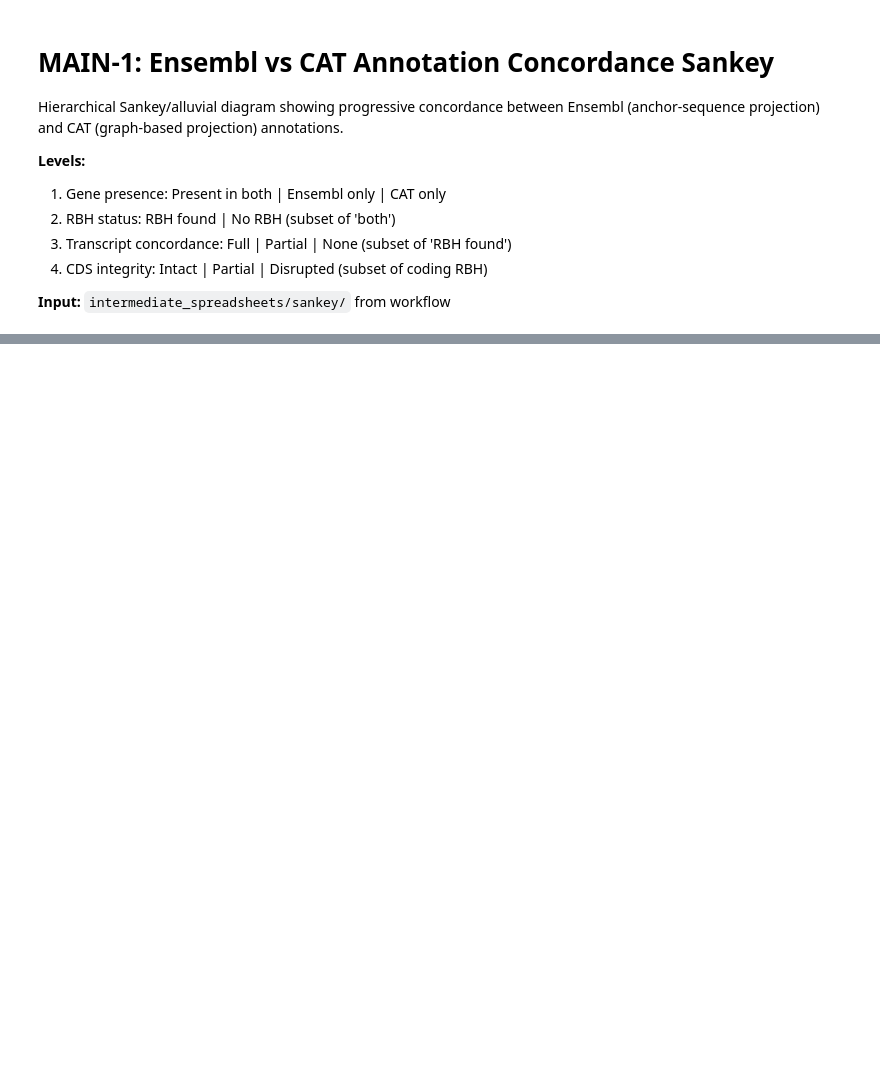
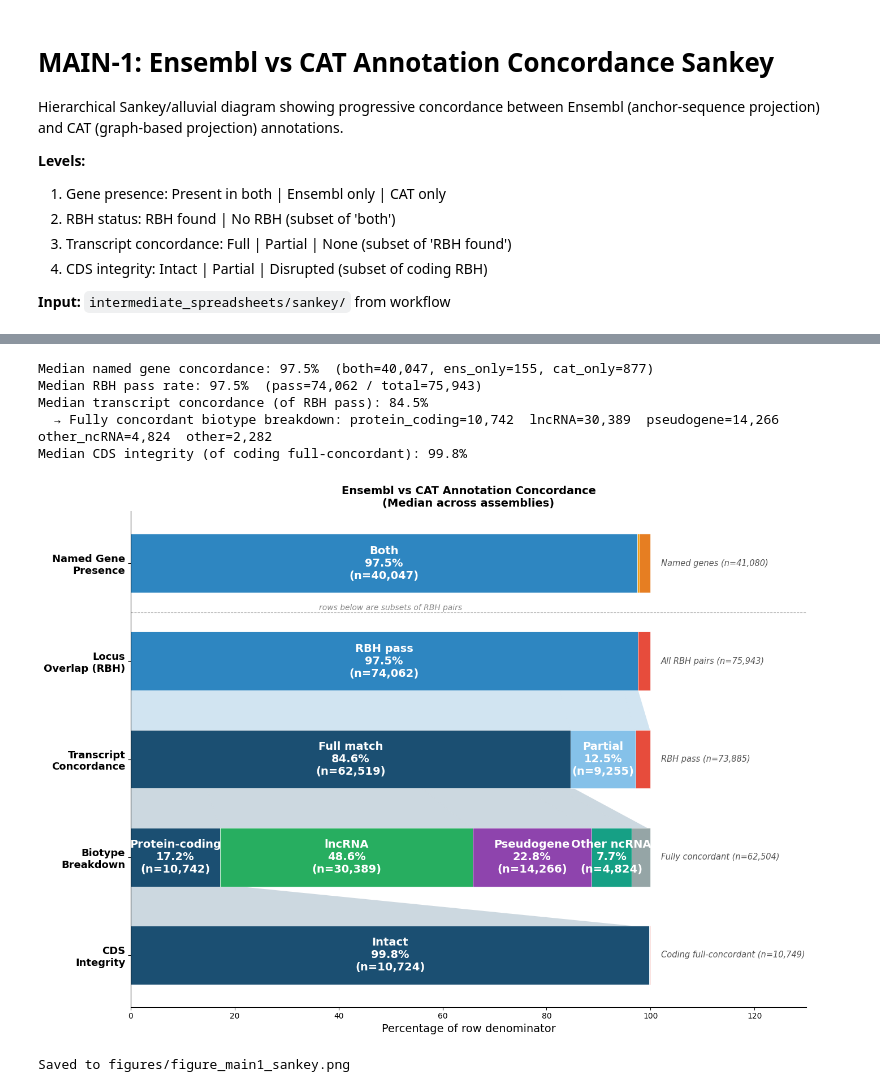
Before and after one commit to Ensembl/hprc-qc, a Jupyter notebook: nextflow/pipelines/ensembl_cat_comparison/notebooks/figure_main1_sankey.ipynb, the cells around one changed output, grey strips where cells are left out. Saved outputs shown, nothing was run; the diff lists cells and outputs as text; code cells hidden in the pictures; blank space fills up the shorter version.

```diff
--- a/nextflow/pipelines/ensembl_cat_comparison/notebooks/figure_main1_sankey.ipynb
+++ b/nextflow/pipelines/ensembl_cat_comparison/notebooks/figure_main1_sankey.ipynb
@@ -20,7 +20,7 @@ import numpy as np
 from pathlib import Path
 
 # Configuration
-RESULTS_DIR = Path('../results')  # Adjust to your pipeline output directory
+RESULTS_DIR = Path('/hps/nobackup/flicek/ensembl/genebuild/jackt/hprc/hprc-qc/results')  # Adjust to your pipeline output directory
 SANKEY_DIR = RESULTS_DIR / 'intermediate_spreadsheets' / 'sankey'
 OUTPUT_DIR = Path('figures')
 OUTPUT_DIR.mkdir(exist_ok=True)
@@ -87,6 +104,12 @@ print(f"  → Fully concordant biotype breakdown: "
       f"other_ncRNA={int(medians['l3b_other_ncrna']):,}  "
       f"other={int(medians['l3b_other']):,}")
 print(f"Median CDS integrity (of coding full-concordant): {per_asm['l4_pct_intact'].median():.1f}%")
+# %% [output]
+Median named gene concordance: 97.5%  (both=40,047, ens_only=155, cat_only=877)
+Median RBH pass rate: 97.5%  (pass=74,062 / total=75,943)
+Median transcript concordance (of RBH pass): 84.5%
+  → Fully concordant biotype breakdown: protein_coding=10,742  lncRNA=30,389  pseudogene=14,266  other_ncRNA=4,824  other=2,282
+Median CDS integrity (of coding full-concordant): 99.8%
 # %%
 # --- MAIN-1 Figure: 5-level stacked bar chart + flow ribbons ---
 # Principle: each level's denominator is the "winning" subset of the level above.
@@ -207,16 +230,16 @@ for i, (pcts, colors, labels, vals, denom_label) in enumerate(all_levels):
         if pct > 5:
             ax.text(left + pct / 2, row_y,
                     f'{label}\n{pct:.1f}%\n(n={int(val):,})',
-                    ha='center', va='center', fontsize=7, fontweight='bold',
+                    ha='center', va='center', fontsize=14, fontweight='bold',
                     color='white', zorder=2.0)
         left += float(pct)
-    ax.text(102, row_y, denom_label, va='center', ha='left', fontsize=7.5,
+    ax.text(102, row_y, denom_label, va='center', ha='left', fontsize=10.5,
             color='#555555', style='italic', zorder=2.0)
 
 # Divider between L1 (y=4) and L2 (y=3) — L2 has its own denominator
 ax.axhline(y=3.5, color='#aaaaaa', linewidth=0.8, linestyle='--', zorder=2.0)
 ax.text(50, 3.52, 'rows below are subsets of RBH pairs', ha='center',
-        fontsize=7, color='#888888', style='italic', zorder=2.0)
+        fontsize=10, color='#888888', style='italic', zorder=2.0)
 
 # ── Flow ribbons (each from bottom of upper bar → top of lower bar) ──────────
 
@@ -251,35 +274,38 @@ _draw_ribbons_bottom_to_top(
 
 # L3b → L4: only protein-coding flows into CDS integrity
 flow_3b4 = {
     'Protein-coding': {'Intact': medians['l4_intact'], 'Partial disruption': medians['l4_partial'], 'Disrupted': medians['l4_disrupted']},
     'lncRNA':         {'Intact': 0, 'Partial disruption': 0, 'Disrupted': 0},
     'Pseudogene':     {'Intact': 0, 'Partial disruption': 0, 'Disrupted': 0},
     'Other ncRNA':    {'Intact': 0, 'Partial disruption': 0, 'Disrupted': 0},
     'Other':          {'Intact': 0, 'Partial disruption': 0, 'Disrupted': 0},
 }
 _draw_ribbons_bottom_to_top(
     ax, y_upper_center=1, y_lower_center=0, bar_height=bar_height,
     upper_labels=l3b_labels, upper_pcts=l3b_pcts,
     lower_labels=l4_labels, lower_pcts=l4_pcts,
     flow_counts=flow_3b4,
     upper_color_map={l: c for l, c in zip(l3b_labels, l3b_colors)},
     alpha=0.22,
 )
 
 # ── Styling ───────────────────────────────────────────────────────────────────
 ax.set_yticks(range(5))
-ax.set_yticklabels(list(reversed(level_labels)), fontsize=11, fontweight='bold')
-ax.set_xlabel('Percentage of row denominator', fontsize=12)
+ax.set_yticklabels(list(reversed(level_labels)), fontsize=13, fontweight='bold')
+ax.set_xlabel('Percentage of row denominator', fontsize=14)
 ax.set_xlim(0, 130)
 ax.set_title('Ensembl vs CAT Annotation Concordance\n(Median across assemblies)', fontsize=14, fontweight='bold')
 ax.spines['top'].set_visible(False)
 ax.spines['right'].set_visible(False)
 
 plt.tight_layout()
 fig.savefig(OUTPUT_DIR / 'figure_main1_sankey.png', dpi=300, bbox_inches='tight')
 fig.savefig(OUTPUT_DIR / 'figure_main1_sankey.pdf', bbox_inches='tight')
 plt.show()
 print(f"Saved to {OUTPUT_DIR / 'figure_main1_sankey.png'}")
+# %% [output]
+[figure, added]
+Saved to figures/figure_main1_sankey.png
 # %%
 # --- Per-assembly distribution strip plot ---
 fig, ax = plt.subplots(figsize=(10, 6))
```
Also changed, not shown: parts of 12 cells of this notebook, 30 other files.
